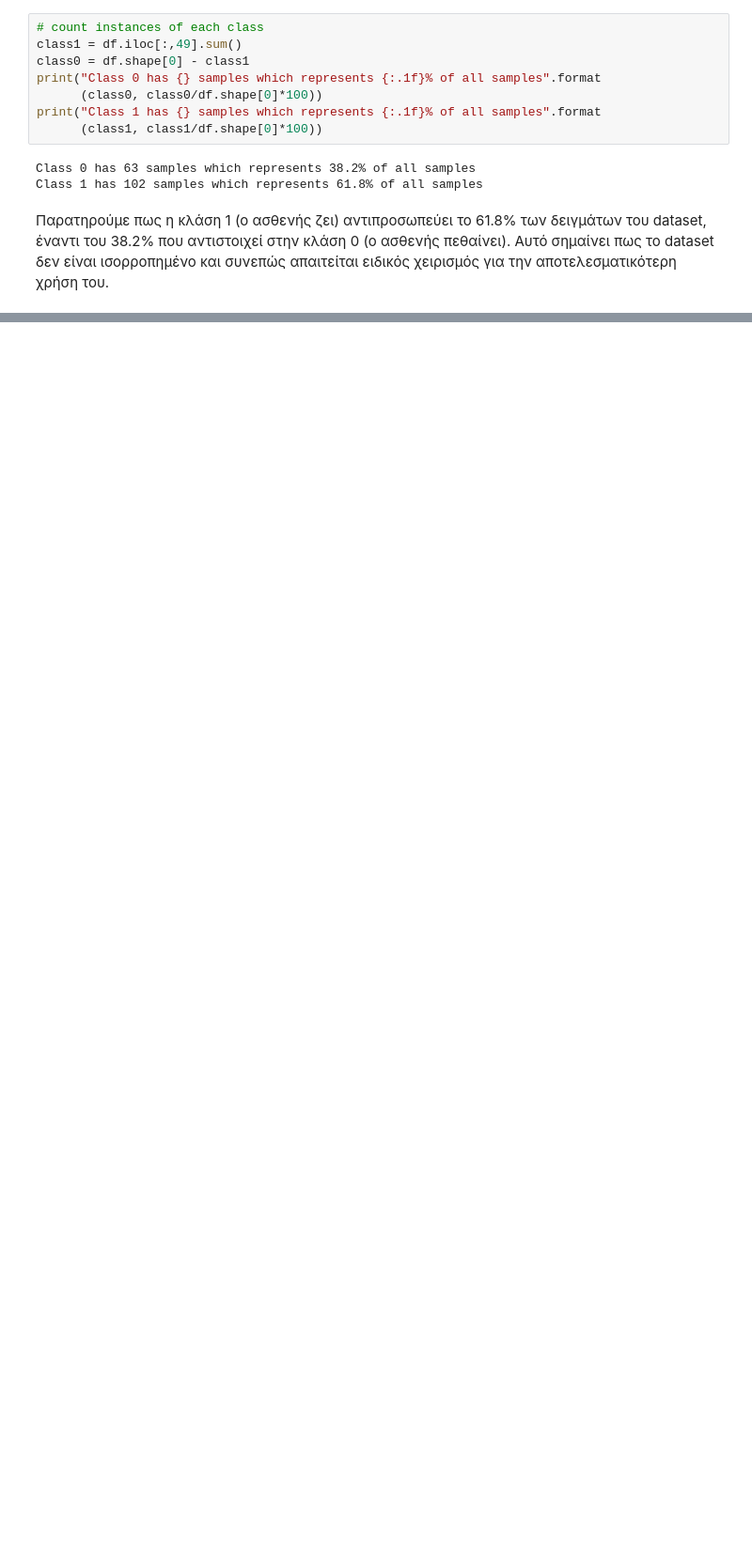
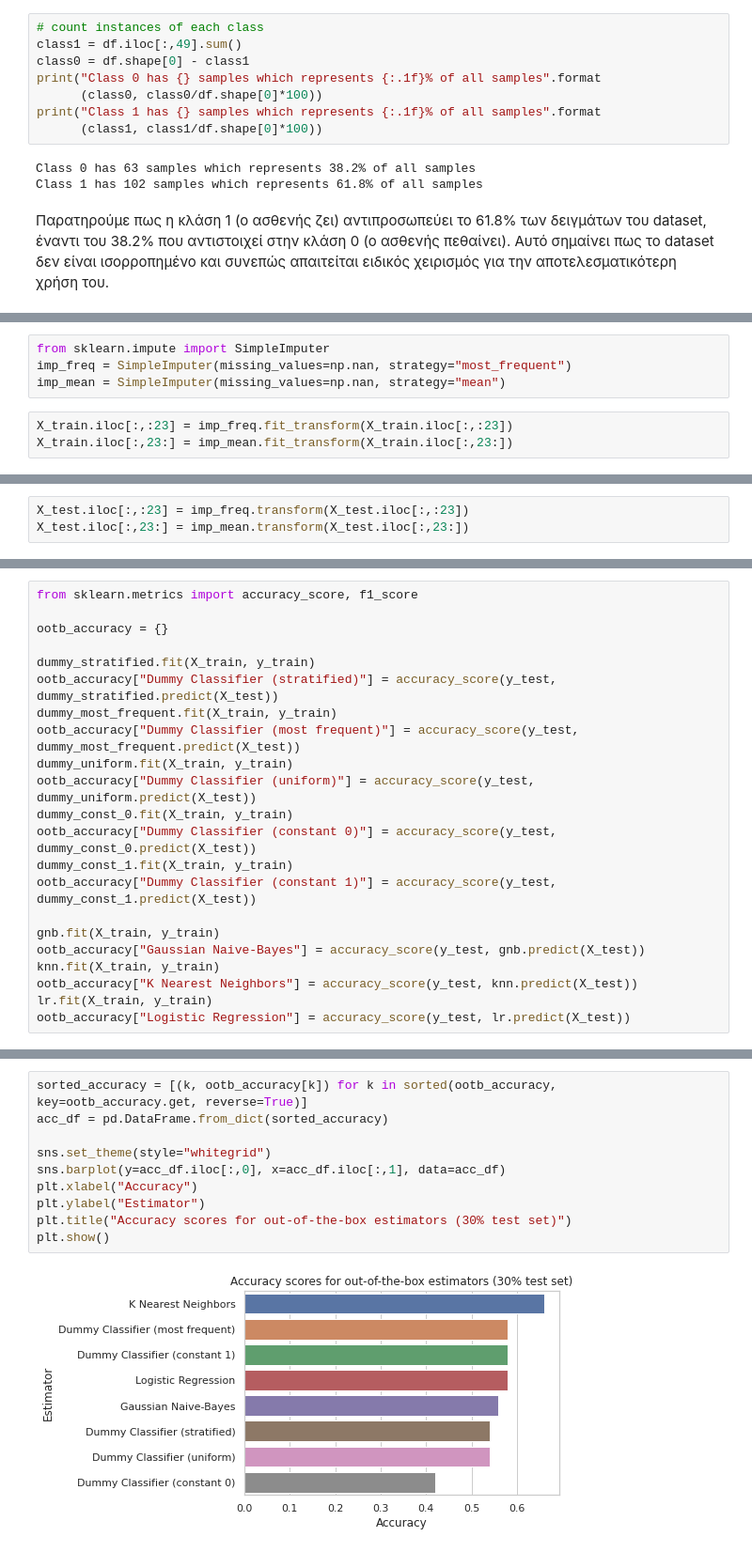
Before and after one commit to michalakos/neural-networks-ntua, a Jupyter notebook: NN_Lab1.ipynb, the cells around one changed output, grey strips where cells are left out. Shown at 94% size. Drawn from its saved outputs; the diff is of its cells as text; blank space fills up the shorter version.

Commit message:
Compare out-of-the-box estimators

```diff
--- a/NN_Lab1.ipynb
+++ b/NN_Lab1.ipynb
@@ -107,0 +147,7 @@ Class 1 has 102 samples which represents 61.8% of all samples
+# %%
+from sklearn.impute import SimpleImputer
+imp_freq = SimpleImputer(missing_values=np.nan, strategy="most_frequent")
+imp_mean = SimpleImputer(missing_values=np.nan, strategy="mean")
+# %%
+X_train.iloc[:,:23] = imp_freq.fit_transform(X_train.iloc[:,:23])
+X_train.iloc[:,23:] = imp_mean.fit_transform(X_train.iloc[:,23:])
@@ -107,0 +164,3 @@ Class 1 has 102 samples which represents 61.8% of all samples
+# %%
+X_test.iloc[:,:23] = imp_freq.transform(X_test.iloc[:,:23])
+X_test.iloc[:,23:] = imp_mean.transform(X_test.iloc[:,23:])
@@ -107,0 +208,22 @@ Class 1 has 102 samples which represents 61.8% of all samples
+# %%
+from sklearn.metrics import accuracy_score, f1_score
+
+ootb_accuracy = {}
+
+dummy_stratified.fit(X_train, y_train)
+ootb_accuracy["Dummy Classifier (stratified)"] = accuracy_score(y_test, dummy_stratified.predict(X_test))
+dummy_most_frequent.fit(X_train, y_train)
+ootb_accuracy["Dummy Classifier (most frequent)"] = accuracy_score(y_test, dummy_most_frequent.predict(X_test))
+dummy_uniform.fit(X_train, y_train)
+ootb_accuracy["Dummy Classifier (uniform)"] = accuracy_score(y_test, dummy_uniform.predict(X_test))
+dummy_const_0.fit(X_train, y_train)
+ootb_accuracy["Dummy Classifier (constant 0)"] = accuracy_score(y_test, dummy_const_0.predict(X_test))
+dummy_const_1.fit(X_train, y_train)
+ootb_accuracy["Dummy Classifier (constant 1)"] = accuracy_score(y_test, dummy_const_1.predict(X_test))
+
+gnb.fit(X_train, y_train)
+ootb_accuracy["Gaussian Naive-Bayes"] = accuracy_score(y_test, gnb.predict(X_test))
+knn.fit(X_train, y_train)
+ootb_accuracy["K Nearest Neighbors"] = accuracy_score(y_test, knn.predict(X_test))
+lr.fit(X_train, y_train)
+ootb_accuracy["Logistic Regression"] = accuracy_score(y_test, lr.predict(X_test))
@@ -107,0 +238,12 @@ Class 1 has 102 samples which represents 61.8% of all samples
+# %%
+sorted_accuracy = [(k, ootb_accuracy[k]) for k in sorted(ootb_accuracy, key=ootb_accuracy.get, reverse=True)]
+acc_df = pd.DataFrame.from_dict(sorted_accuracy)
+
+sns.set_theme(style="whitegrid")
+sns.barplot(y=acc_df.iloc[:,0], x=acc_df.iloc[:,1], data=acc_df)
+plt.xlabel("Accuracy")
+plt.ylabel("Estimator")
+plt.title("Accuracy scores for out-of-the-box estimators (30% test set)")
+plt.show()
+# %% [output]
+[figure, added]
```
Also changed, not shown: parts of 30 cells of this notebook.
